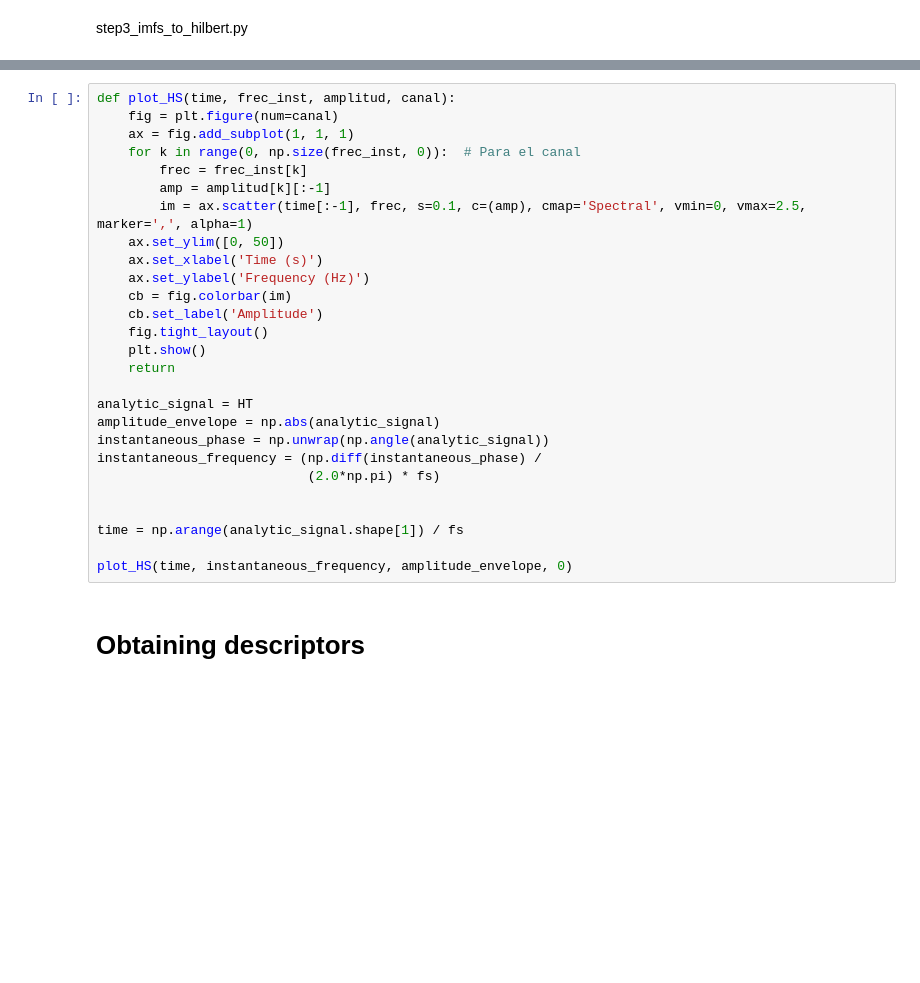
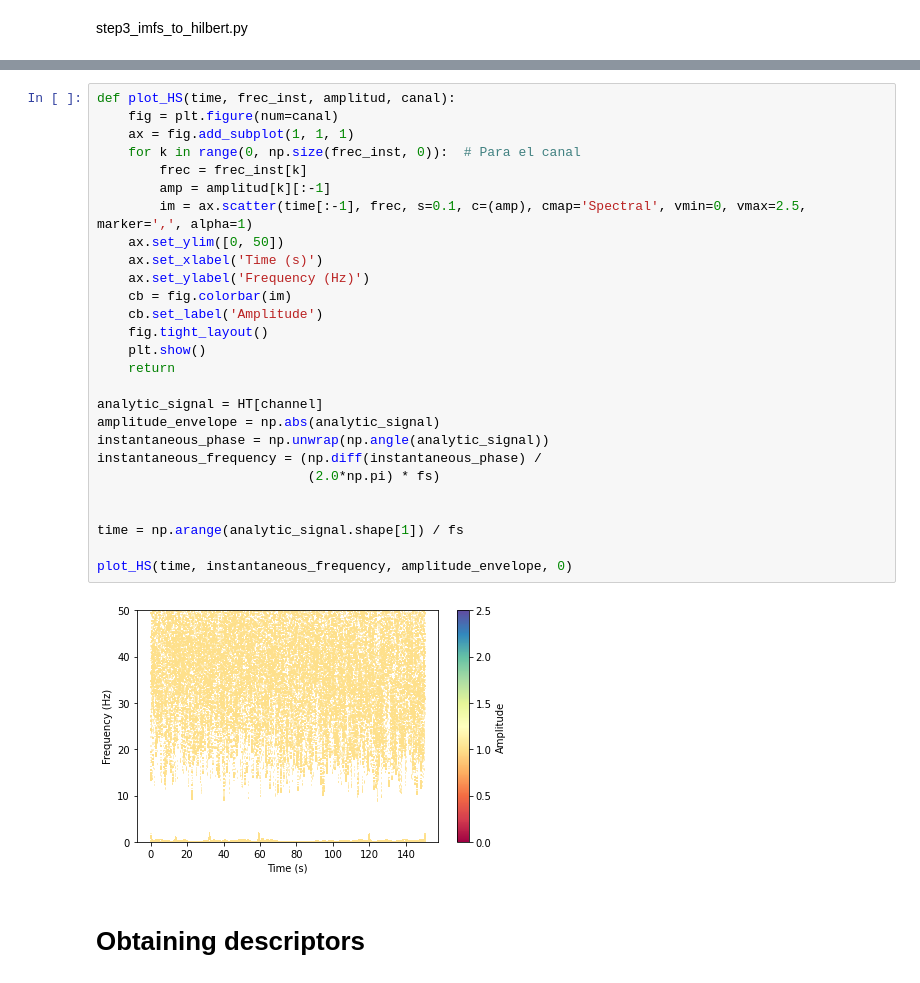
Before and after one commit to BioSIP/functional_PAC, a Jupyter notebook: notebooks/PAC.ipynb, the cells around one changed output, grey strips where cells are left out. Cells and saved outputs as stored; diff of their text form; blank space fills up the shorter version.

```diff
--- a/notebooks/PAC.ipynb
+++ b/notebooks/PAC.ipynb
@@ -158,30 +169,32 @@ plt.show()
 # %%
 def plot_HS(time, frec_inst, amplitud, canal):
     fig = plt.figure(num=canal)
     ax = fig.add_subplot(1, 1, 1)
     for k in range(0, np.size(frec_inst, 0)):  # Para el canal
         frec = frec_inst[k]
         amp = amplitud[k][:-1]
         im = ax.scatter(time[:-1], frec, s=0.1, c=(amp), cmap='Spectral', vmin=0, vmax=2.5, marker=',', alpha=1)
     ax.set_ylim([0, 50])
     ax.set_xlabel('Time (s)')
     ax.set_ylabel('Frequency (Hz)')
     cb = fig.colorbar(im)
     cb.set_label('Amplitude')
     fig.tight_layout()
     plt.show()
     return
 
-analytic_signal = HT
+analytic_signal = HT[channel]
 amplitude_envelope = np.abs(analytic_signal)
 instantaneous_phase = np.unwrap(np.angle(analytic_signal))
 instantaneous_frequency = (np.diff(instantaneous_phase) /
                            (2.0*np.pi) * fs)
 
 
 time = np.arange(analytic_signal.shape[1]) / fs
 
 plot_HS(time, instantaneous_frequency, amplitude_envelope, 0)
+# %% [output]
+[figure, added]
 # %% [markdown]
 # Obtaining descriptors
 # %% [markdown]
```
Also changed, not shown: parts of 10 cells of this notebook, 2 other files.
